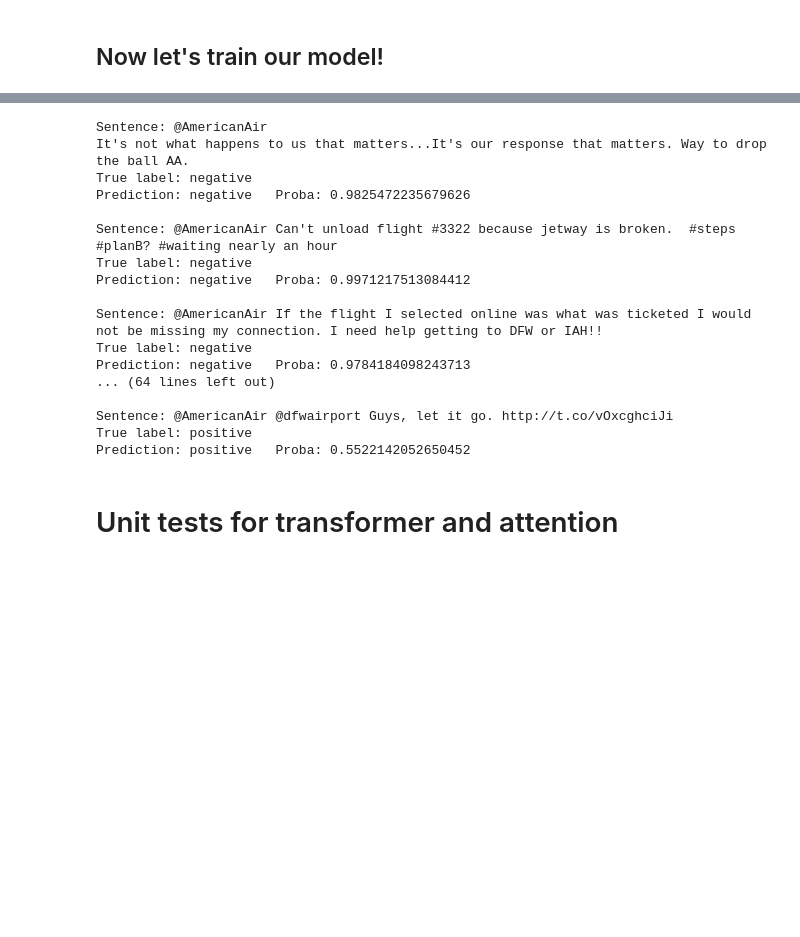
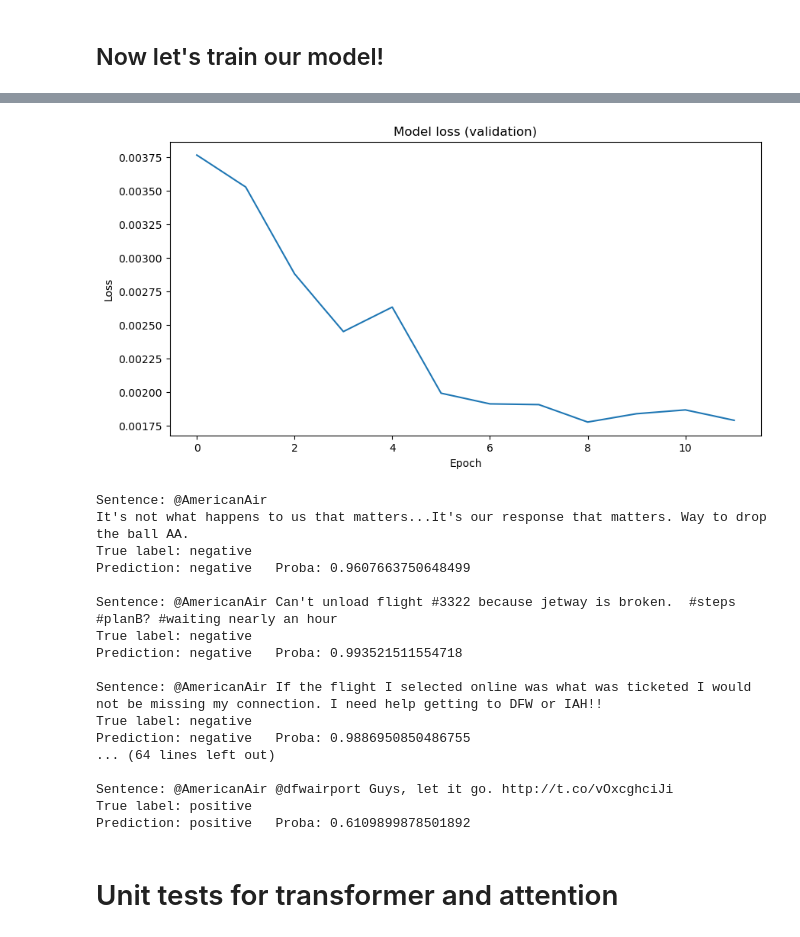
Before and after one commit to brunoconterato/udemy-lazyp-transformers-nlp, a Jupyter notebook: Transformers and Attention (Advanced)/Transformers and Attention Bruno Try.ipynb, the cells around one changed output, grey strips where cells are left out. Saved outputs shown, nothing was run; the diff lists cells and outputs as text; code cells hidden in the pictures; blank space fills up the shorter version.

Commit message:
fix: causal mask

```diff
--- a/Transformers and Attention (Advanced)/Transformers and Attention Bruno Try.ipynb
+++ b/Transformers and Attention (Advanced)/Transformers and Attention Bruno Try.ipynb
@@ -33,8 +33,7 @@ VOCAB_SIZE = 10
 N_TRANSFORMERS_BLOCKS_ENCODER = 6
 N_CLASSES = 2  # classes of classifier
 
-USE_MASK = False
-MASK_BEFORE_SOFTMAX = True  # Original paper use mask before softmax
+USE_CAUSAL_MASK = True
 
 LOG_INTERVAL_IN_BATCHES = 10
 EPOCHS = 12
@@ -42,7 +41,7 @@ EPOCHS = 12
 ALLOW_GPU = True
 
 RUN_UNIT_TESTS = True
-TRAIN_MODEL = False
+TRAIN_MODEL = True
 
 SEED = 42
 # %%
@@ -198,8 +205,8 @@ class TransformerBlock(nn.Module):
             nn.Dropout(dropout),
         )
 
-    def forward(self, x: torch.Tensor):
-        x = self.layer_norm(x + self.mha(x)[0])
+    def forward(self, x: torch.Tensor, pad_mask=None):
+        x = self.layer_norm(x + self.mha(x, pad_mask)[0])
         x = self.layer_norm(x + self.ann(x)[0])
         return x
 
@@ -335,7 +342,10 @@ class Encoder(nn.Module):
                 TransformerBlock(d_K=d_K, d_V=d_V, d_model=d_model, h=h)
             )
 
-    def forward(self, x: torch.Tensor):
+    def forward(self, x: torch.Tensor, pad_mask=None):
+        # if pad_mask is not None:
+        #     assert pad_mask.shape == x.shape
+        #     x = x.masked_fill(pad_mask == 0, 0)
         batchedPositionalEncoding = self.position_encoding.repeat(x.shape[0], 1, 1)
         x = self.embedding(x.int()).float()
         x = x + batchedPositionalEncoding
@@ -386,8 +396,10 @@ class ClassifierEncoder(Encoder):
         self.n_classes = n_classes
         self.prediction_head = nn.Linear(self.d_model, n_classes)
 
-    def forward(self, x: torch.Tensor):
-        x = super().forward(x)
+    def forward(self, x: torch.Tensor, pad_mask=None):
+        # if pad_mask is not None:
+        #     x = x * pad_mask
+        x = super().forward(x, pad_mask)
         x = self.prediction_head(x)
         x = F.softmax(x, dim=-1)
         x = x[:, -1, :]
@@ -734,11 +746,15 @@ def evaluate(model, eval_loader, criterion, verbose=False, type_loss="validation
     correct = 0
     with torch.no_grad():
         for inputs_, target, mask in eval_loader:
-            inputs_, target = inputs_.to(device), target.to(device)
-            if USE_MASK:
-                output = model(inputs_, mask)
-            else:
-                output = model(inputs_)
+            inputs_, target, mask = (
+                inputs_.to(device),
+                target.to(device),
+                mask.to(device),
+            )
+            # if USE_CAUSAL_MASK:
+            output = model(inputs_, mask)
+            # else:
+            #     output = model(inputs_)
 
             if type(criterion) == torch.nn.modules.loss.NLLLoss:
                 loss += criterion(output, target.argmax(dim=-1)).item()
@@ -768,12 +784,16 @@ def train(model, train_loader, optimizer, criterion, epoch):
     model = model.to(device)
     model.train()
     for batch_idx, (input_, target, mask) in enumerate(train_loader):
-        input_, target = input_.to(device), target.to(device)
+        input_, target, mask = (
+            input_.to(device),
+            target.to(device),
+            mask.to(device),
+        )
         optimizer.zero_grad()
-        if USE_MASK:
-            output = model(input_, mask)
-        else:
-            output = model(input_)
+        # if USE_CAUSAL_MASK:
+        output = model(input_, mask)
+        # else:
+        #     output = model(input_)
         if type(criterion) == torch.nn.modules.loss.NLLLoss:
             loss = criterion(output, target.argmax(dim=-1))
         else:
@@ -875,7 +895,6 @@ if os.path.exists("model.pth"):
 
 
 if TRAIN_MODEL:
-    test_loss = evaluate(
-        model, test_loader, criterion, verbose=True, type_loss="test"
-    )
+    test_loss = evaluate(model, test_loader, criterion, verbose=True, type_loss="test")
     plotLosses(valid_losses)
+# %% [output]
@@ -882,3 +918,4 @@ if TRAIN_MODEL:
+[figure, added]
 # %%
 # Let's print the predictions of the model
 model.eval()
@@ -892,12 +929,12 @@ with torch.no_grad():
             [token2idx[token_id] for token_id in tokenized_["input_ids"]]
         ).unsqueeze(0)
 
-        mask = torch.tensor(tokenized_["attention_mask"])
-        input_, mask = input_.to(device), mask.to(device)
-        if USE_MASK:
-            output = model(input_, mask)
-        else:
-            output = model(input_)
+        causal_mask = torch.tensor(tokenized_["attention_mask"])
+        input_, causal_mask = input_.to(device), causal_mask.to(device)
+        # if USE_CAUSAL_MASK:
+        output = model(input_, causal_mask)
+        # else:
+        #     output = model(input_)
         pred = output.argmax(dim=1, keepdim=True)
         print(
             f"""\nSentence: {sentence}
@@ -908,20 +945,20 @@ Prediction: {inverse_target_map[pred.item()]}   Proba: {output[0][pred.item()].i
 Sentence: @AmericanAir
 It's not what happens to us that matters...It's our response that matters. Way to drop the ball AA.
 True label: negative
-Prediction: negative   Proba: 0.9825472235679626
+Prediction: negative   Proba: 0.9607663750648499
 
 Sentence: @AmericanAir Can't unload flight #3322 because jetway is broken.  #steps #planB? #waiting nearly an hour
 True label: negative
-Prediction: negative   Proba: 0.9971217513084412
+Prediction: negative   Proba: 0.993521511554718
 
 Sentence: @AmericanAir If the flight I selected online was what was ticketed I would not be missing my connection. I need help getting to DFW or IAH!!
 True label: negative
-Prediction: negative   Proba: 0.9784184098243713
+Prediction: negative   Proba: 0.9886950850486755
 ... (64 lines left out)
 
 Sentence: @AmericanAir @dfwairport Guys, let it go. http://t.co/vOxcghciJi
 True label: positive
-Prediction: positive   Proba: 0.5522142052650452
+Prediction: positive   Proba: 0.6109899878501892
 # %% [markdown]
 # Unit tests for transformer and attention
 # %%
```
Also changed, not shown: parts of 4 cells of this notebook.
